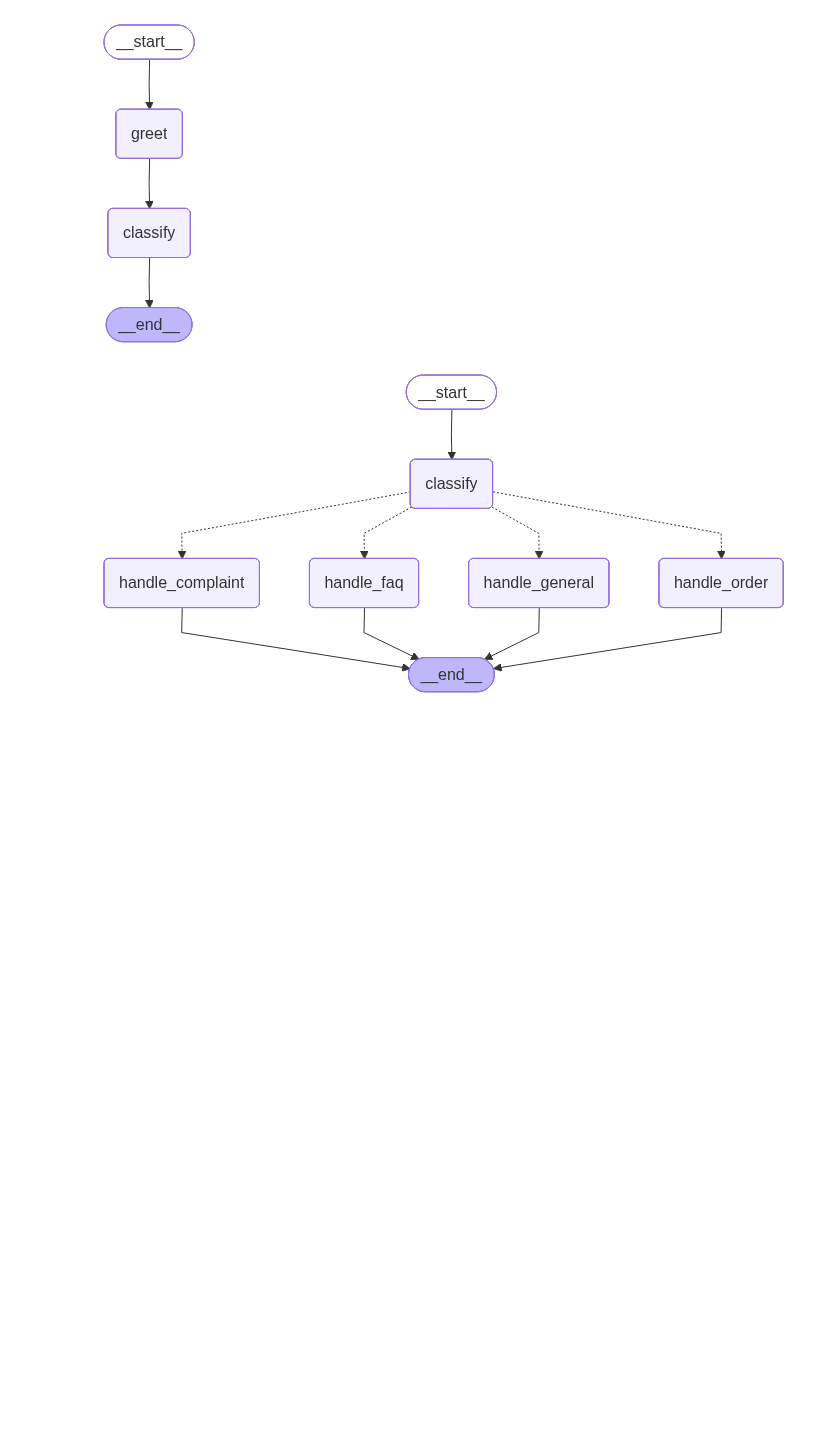
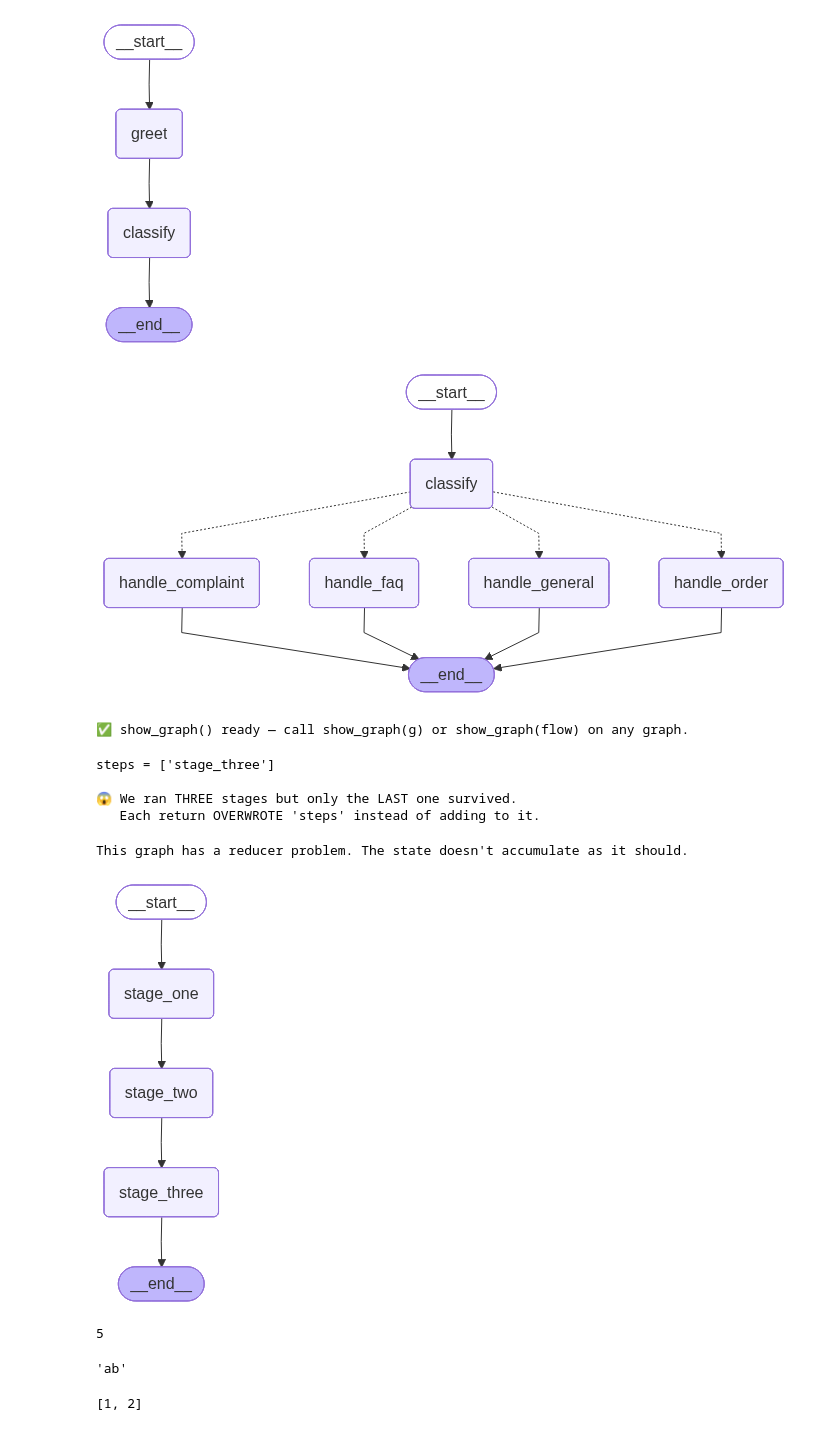
Before and after one commit to shivam13juna/v3_language_model_iitr, a Jupyter notebook: lec_26_langchain_langraph_deployment/Live_Class_Notebook.ipynb, the cells around one changed output. Cells and saved outputs as stored; diff of their text form; code cells hidden in the pictures; blank space fills up the shorter version.

```diff
--- a/lec_26_langchain_langraph_deployment/Live_Class_Notebook.ipynb
+++ b/lec_26_langchain_langraph_deployment/Live_Class_Notebook.ipynb
@@ -525,3 +525,24 @@ except Exception as e:
 [figure]
 # %% [markdown]
 ![image.png](attachment:image.png)
+# %%
+def show_graph(graph, title=None):
+    """Draw any LangGraph graph inline.
+
+    `graph` may be a builder (StateGraph, e.g. `g`) OR an already-compiled
+    graph (e.g. `flow`) — both work. Renders a PNG; if there's no network,
+    falls back to Mermaid text so it never hard-fails.
+    """
+    # Compiled graphs expose .get_graph(); a builder must be compiled first.
+    drawable = (graph if hasattr(graph, "get_graph") else graph.compile()).get_graph()
+    if title:
+        print(title)
+    try:
+        display(Image(drawable.draw_mermaid_png()))      # pretty PNG (needs internet)
+    except Exception as e:
+        print(f"(PNG unavailable: {e}) — showing Mermaid text instead:\n")
+        print(drawable.draw_mermaid())
+
+print("✅ show_graph() ready — call show_graph(g) or show_graph(flow) on any graph.")
+# %% [output]
+✅ show_graph() ready — call show_graph(g) or show_graph(flow) on any graph.
@@ -527,0 +555,50 @@ except Exception as e:
+# %%
+class TrailState(TypedDict):
+    steps: list
+
+def stage_one(state):   return {"steps": ["stage_one"]}
+def stage_two(state):   return {"steps": ["stage_two"]}
+def stage_three(state): return {"steps": ["stage_three"]}
+
+g = StateGraph(TrailState)
+g.add_node("stage_one", stage_one)
+g.add_node("stage_two", stage_two)
+g.add_node("stage_three", stage_three)
+
+
+g.add_edge(START, "stage_one")
+g.add_edge("stage_one", "stage_two")
+g.add_edge("stage_two", "stage_three")
+g.add_edge("stage_three", END)
+trail = g.compile()
+
+result = trail.invoke({"steps": []})
+print("steps =", result["steps"])
+print("\n😱 We ran THREE stages but only the LAST one survived.")
+print("   Each return OVERWROTE 'steps' instead of adding to it.")
+
+# [['stage_one'], ['stage_two'], ['stage_three']]
+# %% [output]
+steps = ['stage_three']
+
+😱 We ran THREE stages but only the LAST one survived.
+   Each return OVERWROTE 'steps' instead of adding to it.
+# %%
+show_graph(g, title="This graph has a reducer problem. The state doesn't accumulate as it should.")
+# %% [output]
+This graph has a reducer problem. The state doesn't accumulate as it should.
+[figure, added]
+# %%
+import operator
+
+operator.add(2, 3)
+# %% [output]
+5
+# %%
+operator.add('a', 'b')
+# %% [output]
+'ab'
+# %%
+operator.add([1], [2])
+# %% [output]
+[1, 2]
```
Also changed, not shown: parts of 11 cells of this notebook, 7 other files.
